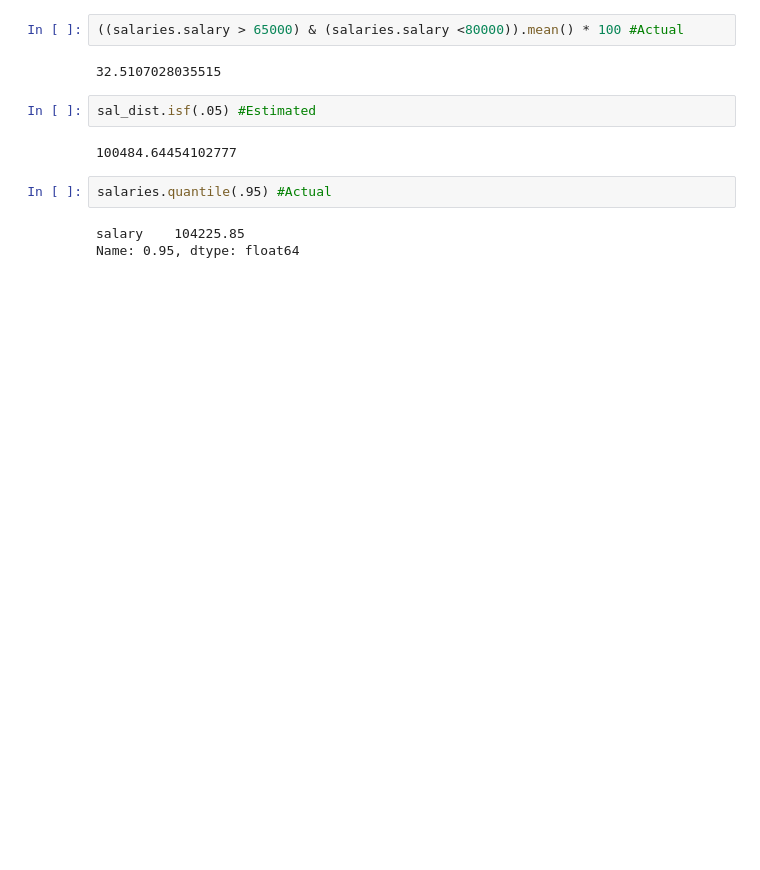
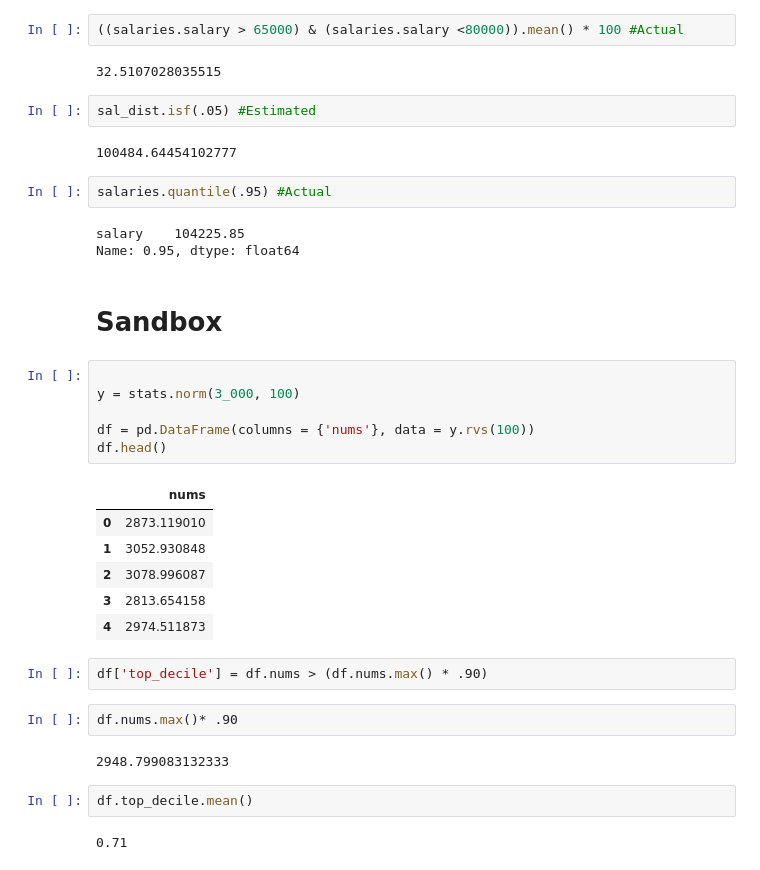
Before and after one commit to Marley-C-Robinson-99/stats-exercises, a Jupyter notebook: probability_distributions.ipynb, the cells around one changed output. Cells and saved outputs as stored; diff of their text form; blank space fills up the shorter version.

```diff
--- a/probability_distributions.ipynb
+++ b/probability_distributions.ipynb
@@ -157,3 +217,28 @@ salaries.quantile(.95) #Actual
 # %% [output]
 salary    104225.85
 Name: 0.95, dtype: float64
+# %% [markdown]
+# Sandbox
+# %%
+
+y = stats.norm(3_000, 100)
+
+df = pd.DataFrame(columns = {'nums'}, data = y.rvs(100))
+df.head()
+# %% [output]
+|  | nums |
+| 0 | 2873.119010 |
+| 1 | 3052.930848 |
+| 2 | 3078.996087 |
+| 3 | 2813.654158 |
+| 4 | 2974.511873 |
+# %%
+df['top_decile'] = df.nums > (df.nums.max() * .90)
+# %%
+df.nums.max()* .90
+# %% [output]
+2948.799083132333
+# %%
+df.top_decile.mean()
+# %% [output]
+0.71
```
Also changed, not shown: parts of 15 cells of this notebook, 1 other file.
